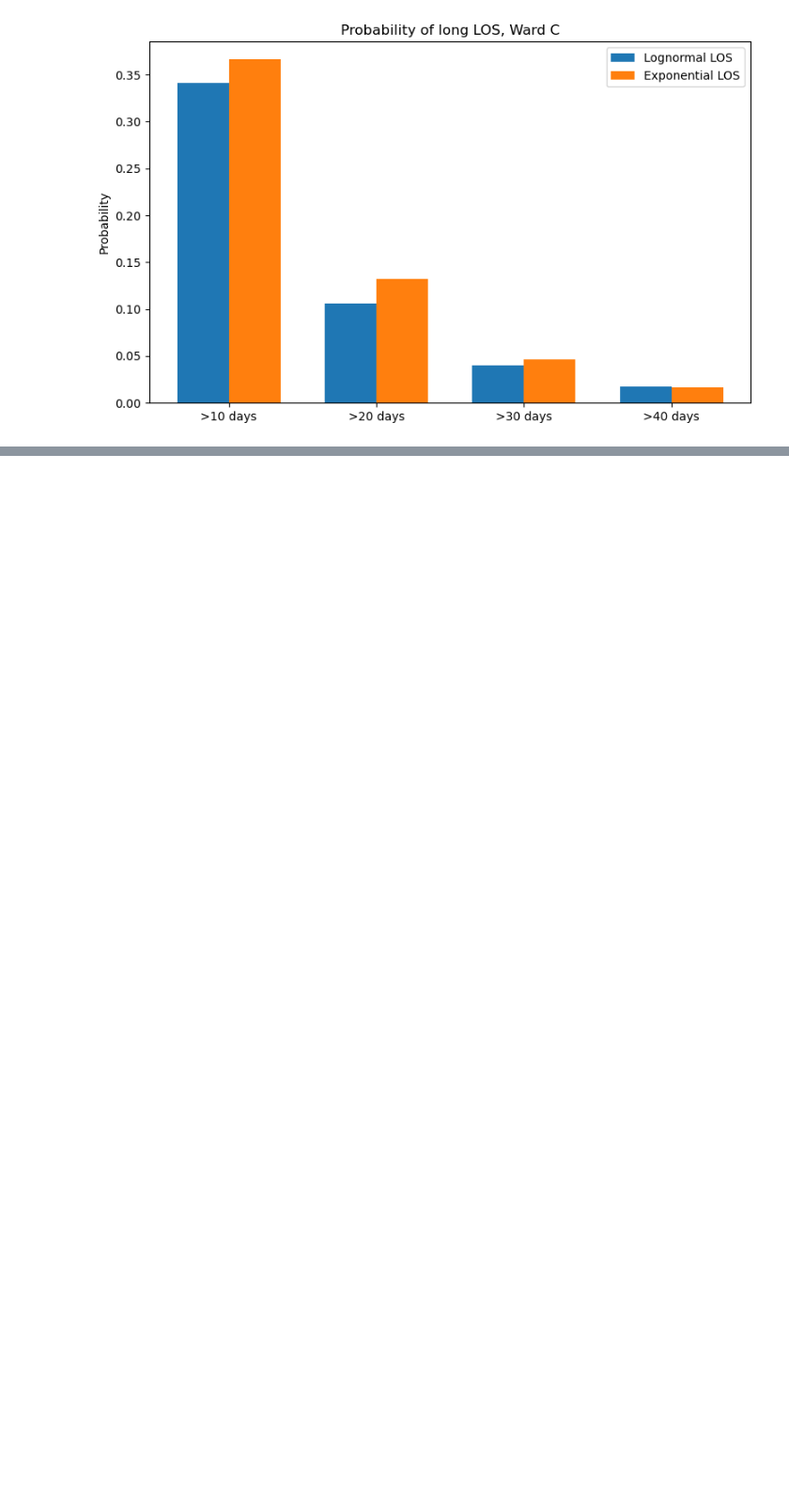
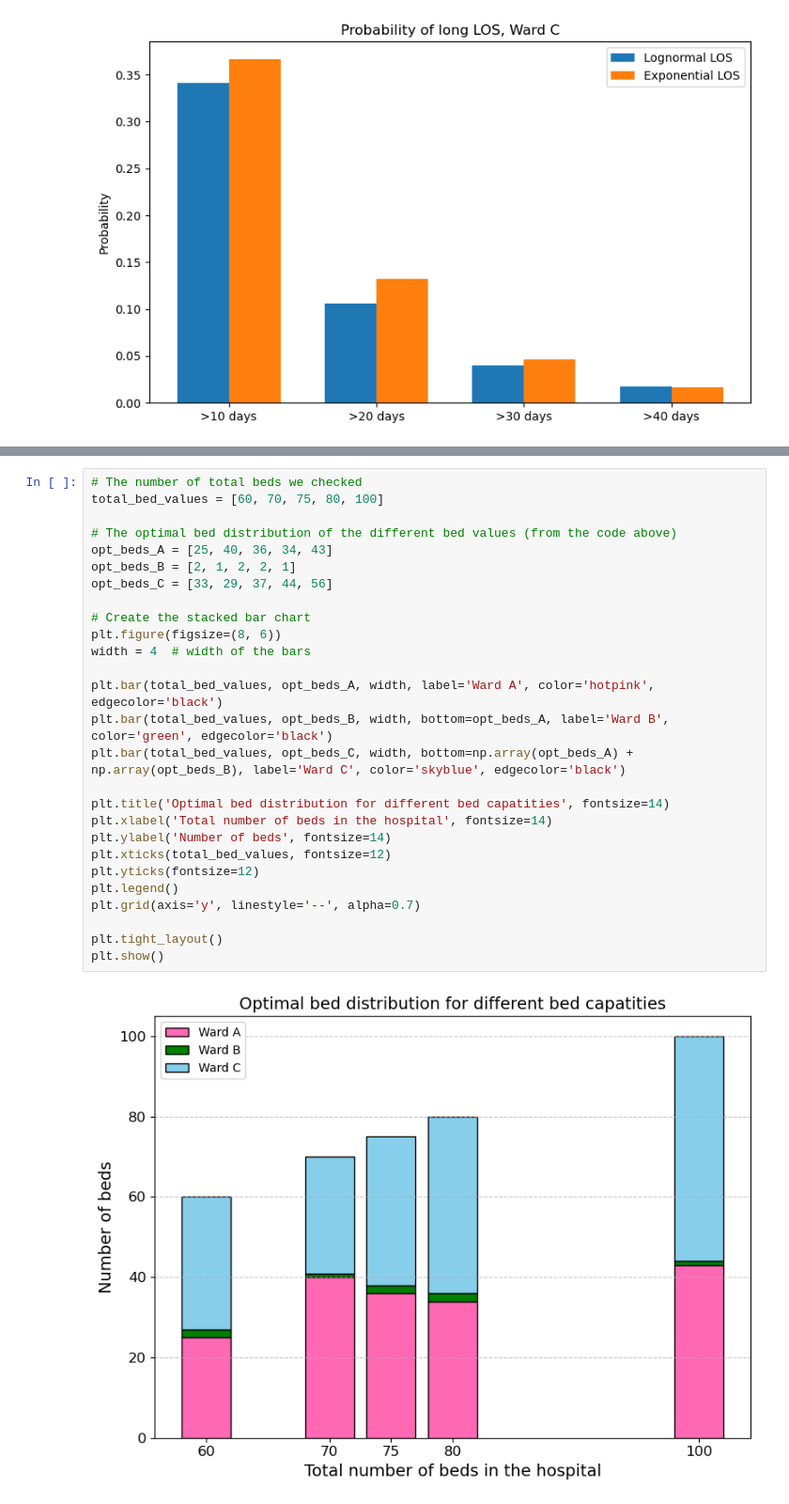
Before and after one commit to evelinaha/02443-Stochastic-Simulation, a Jupyter notebook: project_2/Hospital.ipynb, the cells around one changed output, grey strips where cells are left out. Shown at 94% size. Cells and saved outputs as stored; diff of their text form; blank space fills up the shorter version.

```diff
--- a/project_2/Hospital.ipynb
+++ b/project_2/Hospital.ipynb
@@ -1008,0 +1018,29 @@ plot_los_tail_probabilities(mu_C, sigma2, "C", thresholds=[10, 20, 30, 40])
+# %%
+# The number of total beds we checked
+total_bed_values = [60, 70, 75, 80, 100]
+
+# The optimal bed distribution of the different bed values (from the code above)
+opt_beds_A = [25, 40, 36, 34, 43]
+opt_beds_B = [2, 1, 2, 2, 1]
+opt_beds_C = [33, 29, 37, 44, 56]
+
+# Create the stacked bar chart
+plt.figure(figsize=(8, 6))
+width = 4  # width of the bars
+
+plt.bar(total_bed_values, opt_beds_A, width, label='Ward A', color='hotpink', edgecolor='black')
+plt.bar(total_bed_values, opt_beds_B, width, bottom=opt_beds_A, label='Ward B', color='green', edgecolor='black')
+plt.bar(total_bed_values, opt_beds_C, width, bottom=np.array(opt_beds_A) + np.array(opt_beds_B), label='Ward C', color='skyblue', edgecolor='black')
+
+plt.title('Optimal bed distribution for different bed capatities', fontsize=14)
+plt.xlabel('Total number of beds in the hospital', fontsize=14)
+plt.ylabel('Number of beds', fontsize=14)
+plt.xticks(total_bed_values, fontsize=12)
+plt.yticks(fontsize=12)
+plt.legend()
+plt.grid(axis='y', linestyle='--', alpha=0.7)
+
+plt.tight_layout()
+plt.show()
+# %% [output]
+[figure, added]
```
Also changed, not shown: parts of 3 cells of this notebook.
